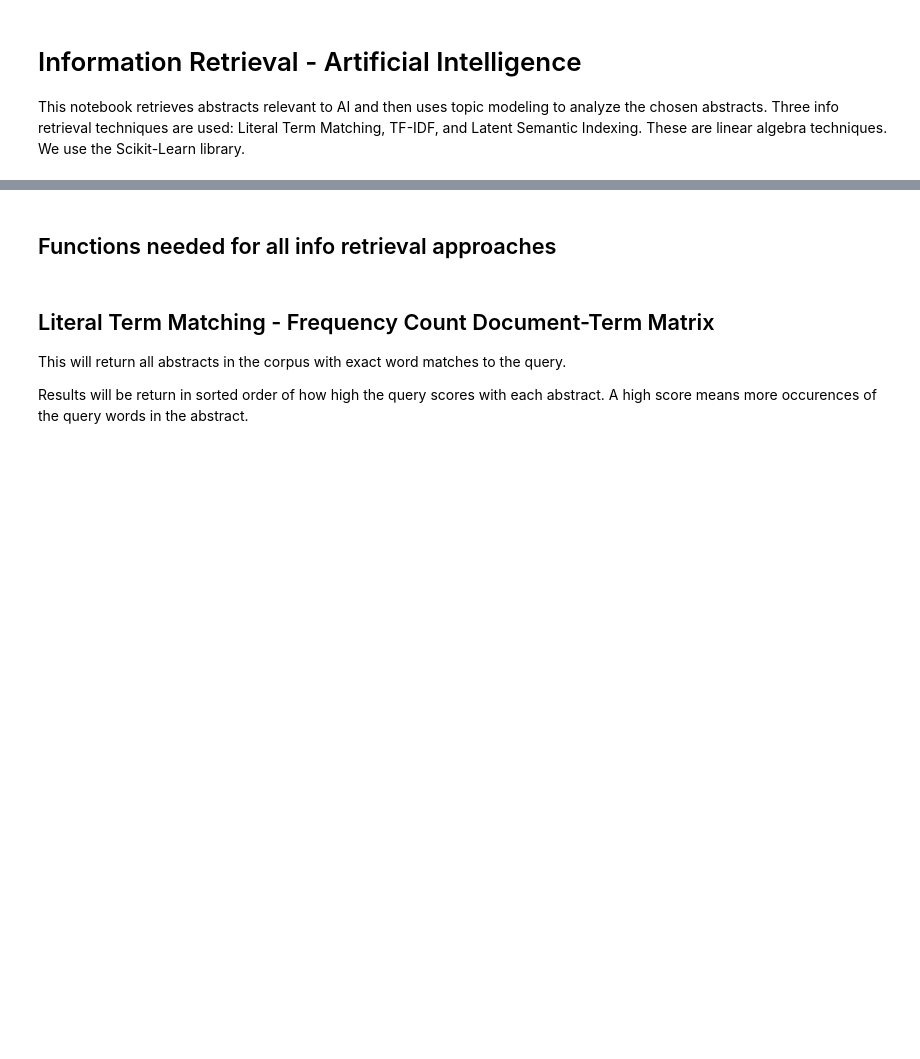
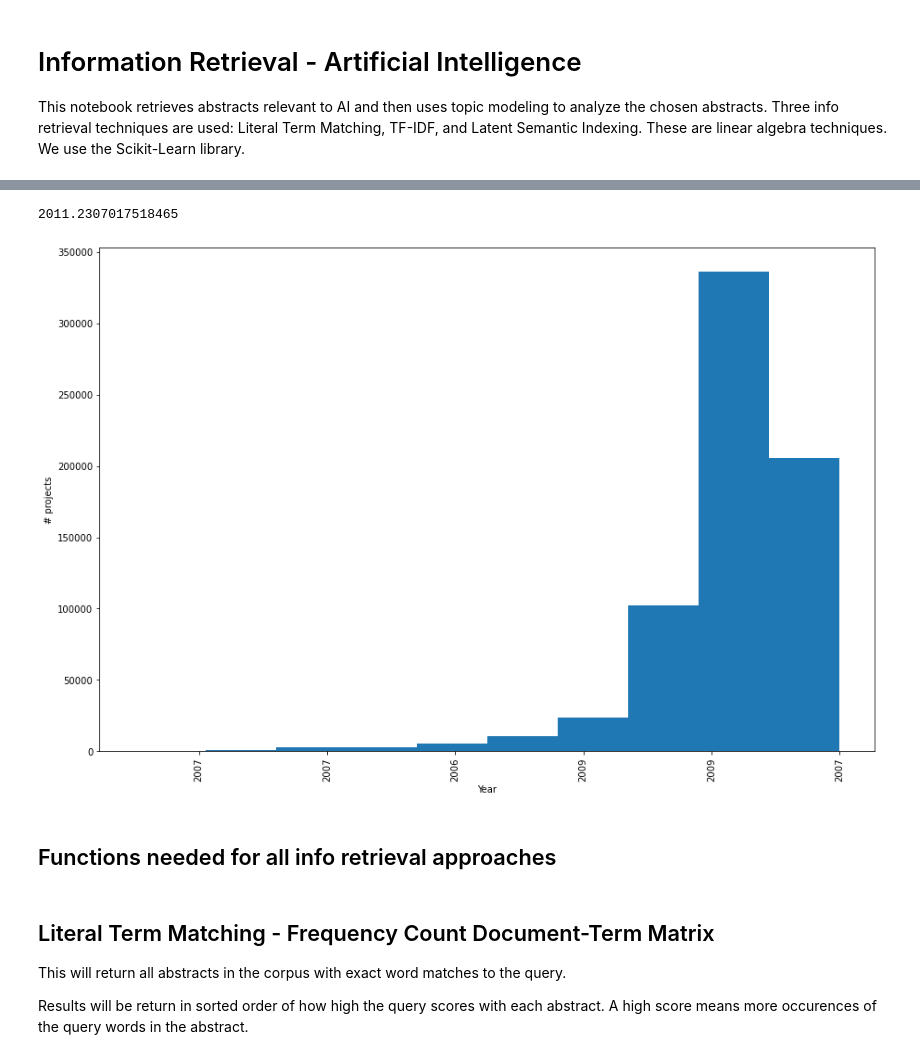
Before and after one commit to DSPG-Young-Scholars-Program/dspg21RnD, a Jupyter notebook: src/Summer-2020-approach/AI-corpus-creation-CZ.ipynb, the cells around one changed output, grey strips where cells are left out. Saved outputs shown, nothing was run; the diff lists cells and outputs as text; code cells hidden in the pictures; blank space fills up the shorter version.

```diff
--- a/src/Summer-2020-approach/AI-corpus-creation-CZ.ipynb
+++ b/src/Summer-2020-approach/AI-corpus-creation-CZ.ipynb
@@ -32,3 +64,5 @@ df.reset_index(inplace = True)
+# %%
+df["PROJECT_START_YEAR"]= df["PROJECT_START_DATE"].str[-4:]
 # %%
 df.head()
 # %% [output]
@@ -52,0 +96,2 @@ AttributeError: 'NotebookFormatter' object has no attribute 'get_result'
+# %%
+df["PROJECT_START_YEAR"] = df.PROJECT_START_YEAR.astype(int)
@@ -52,0 +118,4 @@ AttributeError: 'NotebookFormatter' object has no attribute 'get_result'
+# %%
+df["PROJECT_START_YEAR"].mean()
+# %% [output]
+2011.2307017518465
@@ -53,3 +124,15 @@ AttributeError: 'NotebookFormatter' object has no attribute 'get_result'
+# %%
+
+fig, ax = plt.subplots()
+ax.hist(df["PROJECT_START_YEAR"])
+ax.set_xlabel("Year")
+ax.set_xticklabels(df["PROJECT_START_YEAR"], rotation = 90)
+ax.set_ylabel("# projects")
+fig.set_figheight(10)
+fig.set_figwidth(15)
+plt.show()
+# %% [output]
+[figure, added]
 # %%
 # input needed for doc-term matrix creation in Scikit-Learn is one string per document (not a list of strings).
 # Original data 'ABSTRACT' is already in this form, but not the tokens in "final_frqwds_removed"
```
Also changed, not shown: parts of 7 cells of this notebook, 2 other files.
